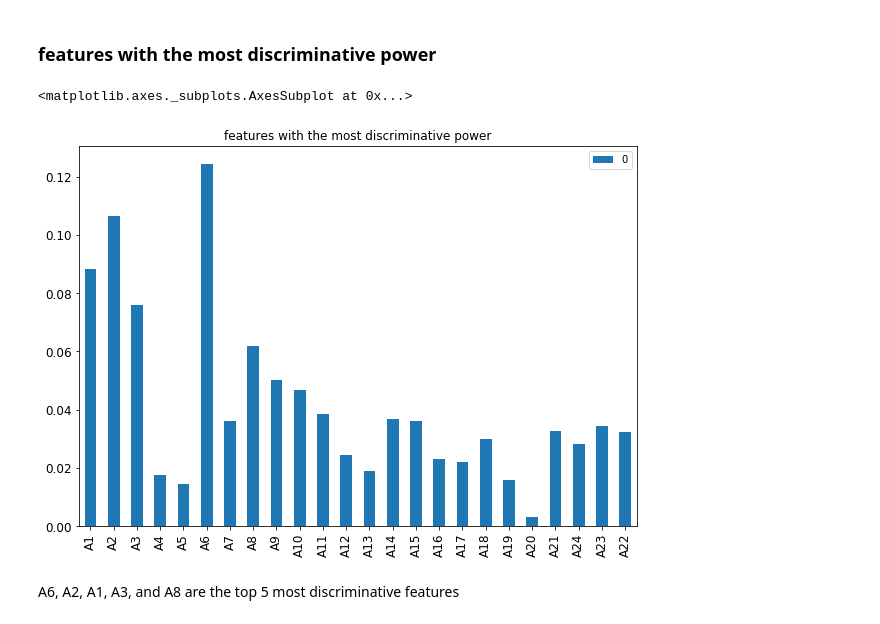
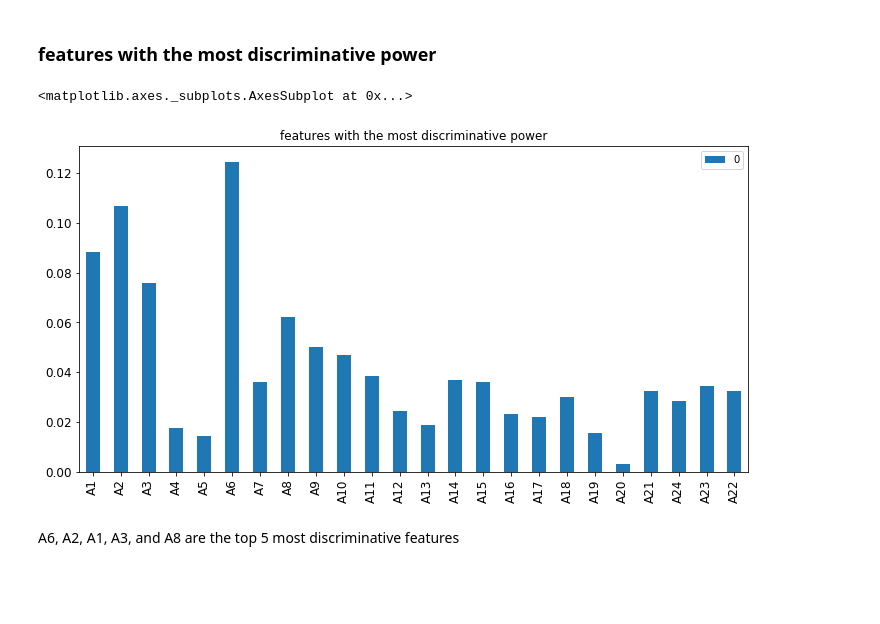
Before and after one commit to SofianHamiti/hw, a Jupyter notebook: test_section2.ipynb, the cells around one changed output. Saved outputs shown, nothing was run; the diff lists cells and outputs as text; code cells hidden in the pictures; blank space fills up the shorter version.

```diff
--- a/test_section2.ipynb
+++ b/test_section2.ipynb
@@ -10,7 +10,7 @@ from sklearn.grid_search import GridSearchCV
 # %% [markdown]
 Load the dataset and separate the labels from the features
 # %%
-data = pd.read_csv('Data2.csv')
+data = pd.read_csv('data/Data2.csv')
 target = data['Target']
 features = data.drop('Target', axis = 1)
 # %% [markdown]
@@ -171,9 +171,12 @@ Scaling the data and chosing another training algorithm such as SVM could also b
 ### features with the most discriminative power
 # %%
 features_importance = pd.DataFrame(rf_model.feature_importances_, dataset.columns)
-features_importance.plot(kind='bar', title ="features with the most discriminative power", figsize=(10, 7), fontsize=12)
+features_importance.plot(kind='bar',
+                         title ="features with the most discriminative power",
+                         figsize=(12, 6),
+                         fontsize=12)
 # %% [output]
 <matplotlib.axes._subplots.AxesSubplot at 0x...>
-[figure, old version]
+[figure, new version]
 # %% [markdown]
 A6, A2, A1, A3, and A8 are the top 5 most discriminative features
```
Also changed, not shown: parts of 2 cells of this notebook, 3 other files.
